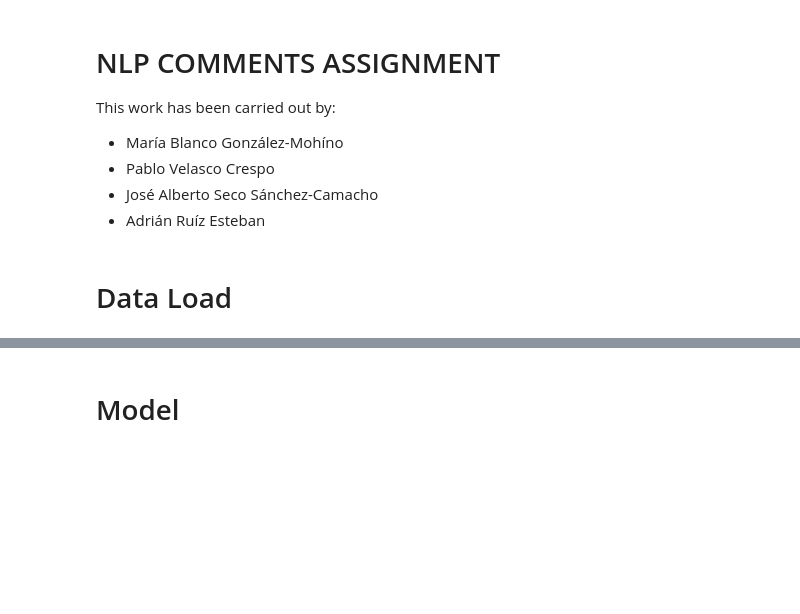
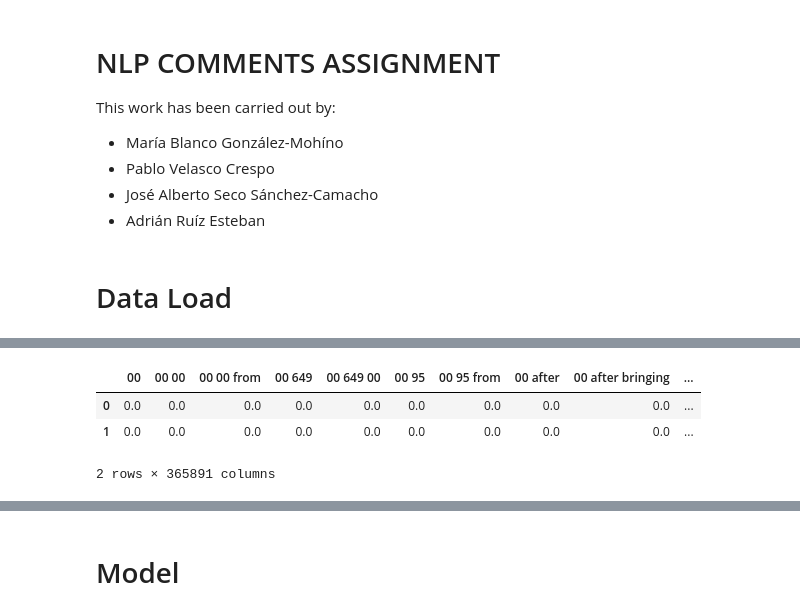
Before and after one commit to MariaBlancoGonzalez/MachineLearningTechniques, a Jupyter notebook: notebooks/NLP_Model.ipynb, the cells around one changed output, grey strips where cells are left out. Cells and saved outputs as stored; diff of their text form; code cells hidden in the pictures; blank space fills up the shorter version.

```diff
--- a/notebooks/NLP_Model.ipynb
+++ b/notebooks/NLP_Model.ipynb
@@ -46,4 +50,9 @@ df_tfidf.head(2)
 # %%
-df_ngrams = pd.read_pickle('df_ngrams.pkl')
+df_ngrams = pd.read_pickle('/content/drive/MyDrive/Machine_Learning/df_ngrams.pkl')
 df_ngrams.head(2)
+# %% [output]
+|  | 00 | 00 00 | 00 00 from | 00 649 | 00 649 00 | 00 95 | 00 95 from | 00 after | 00 after bringing | ... |
+| 0 | 0.0 | 0.0 | 0.0 | 0.0 | 0.0 | 0.0 | 0.0 | 0.0 | 0.0 | ... |
+| 1 | 0.0 | 0.0 | 0.0 | 0.0 | 0.0 | 0.0 | 0.0 | 0.0 | 0.0 | ... |
+2 rows × 365891 columns
 # %%
```
Also changed, not shown: parts of 44 cells of this notebook.
